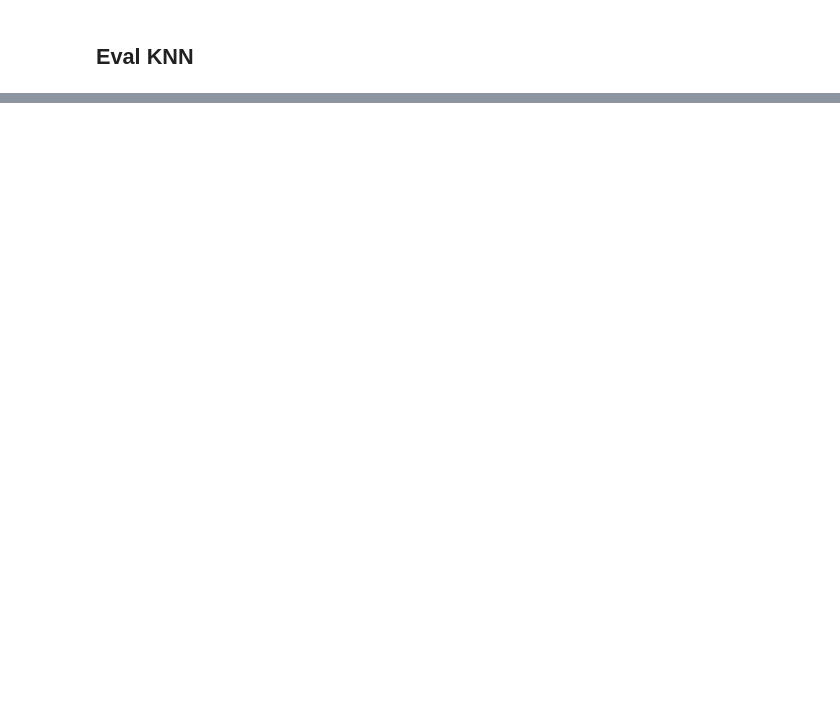
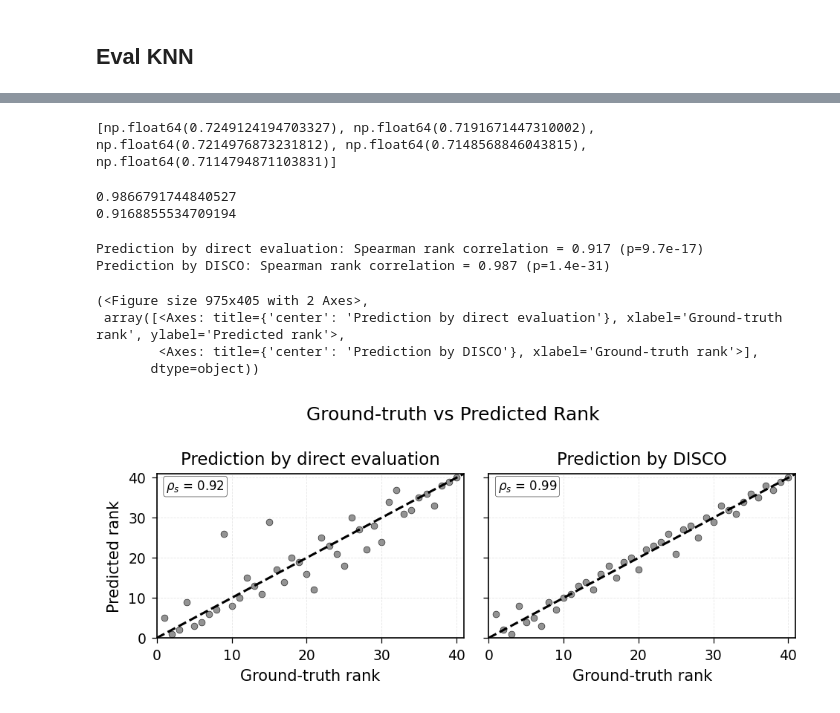
Before and after one commit to arubique/disco-public, a Jupyter notebook: notebooks/eval_new_model.ipynb, the cells around one changed output, grey strips where cells are left out. Drawn from its saved outputs; the diff is of its cells as text; code cells hidden in the pictures; blank space fills up the shorter version.

Commit message:
Update plotting in notebooks

```diff
--- a/notebooks/eval_new_model.ipynb
+++ b/notebooks/eval_new_model.ipynb
@@ -567,6 +547,7 @@ def eval_knn(
             print(f"{method_name}: {mae_str} | {rank_corrs_str}")
             if method_name != "knn":
                 break
+    return predicted_accs
 
 def compute_mae_rank(method_name, accs, maes_per_method, rank_corrs_per_method, gt_scores, k_vals):
     for k in k_vals:
@@ -654,0 +625,7 @@ knn: 0.01619643479305921 +- 0.0 | 0.968619542319869 +- 1.1102230246251565e-16
+# %%
+bad_ranks = eval_knn(
+    k_vals=[9],
+    num_items=100,
+    pca=None,
+    skip_fit=False
+)
@@ -654,0 +638,29 @@ knn: 0.01619643479305921 +- 0.0 | 0.968619542319869 +- 1.1102230246251565e-16
+# %%
+print(bad_ranks[0])
+bad_preds = np.array([np.array(bad_ranks[i]).max() for i in bad_ranks.keys()])
+# %% [output]
+[np.float64(0.7249124194703327), np.float64(0.7191671447310002), np.float64(0.7214976873231812), np.float64(0.7148568846043815), np.float64(0.7114794871103831)]
+# %%
+from scipy import stats
+gt = [0.74505765, 0.57627382, 0.63675495, 0.65292241, 0.38084539, 0.64716621,
+    0.60905773, 0.64266456, 0.77400765, 0.65963511, 0.45349487, 0.53712371,
+    0.54949706, 0.65399154, 0.66097766, 0.70370242, 0.60520878, 0.56062885,
+    0.62193137, 0.63557209, 0.39394311, 0.457429, 0.33628442, 0.60314194,
+    0.63755535, 0.62489059, 0.62572778, 0.76651098, 0.61419194, 0.64899013,
+    0.65274401, 0.50838601, 0.77287346, 0.70602432, 0.54623595, 0.74655344,
+    0.71878393, 0.63617809, 0.76029052, 0.75110232]
+good_predicted = [0.75453339, 0.608428, 0.63804211, 0.66097307, 0.38290508, 0.64796066,
+    0.61263027, 0.63524676, 0.7268768, 0.65621321, 0.39486345, 0.54627772,
+    0.55116432, 0.64971444, 0.66263661, 0.7033672, 0.62461012, 0.54973798,
+    0.63224443, 0.62872689, 0.42091678, 0.51243912, 0.35650203, 0.60639104,
+    0.63370621, 0.62450503, 0.62628143, 0.76053917, 0.62101196, 0.63787506,
+    0.64757806, 0.49091614, 0.76040946, 0.71220369, 0.56104651, 0.74899764,
+    0.70425562, 0.63094661, 0.7049333, 0.75206349]
+
+spearman_corr = stats.spearmanr(gt, good_predicted).statistic
+spearman_corr_bad = stats.spearmanr(gt, bad_preds).statistic
+print(spearman_corr)
+print(spearman_corr_bad)
+# %% [output]
+0.9866791744840527
+0.9168855534709194
@@ -654,0 +780,19 @@ knn: 0.01619643479305921 +- 0.0 | 0.968619542319869 +- 1.1102230246251565e-16
+# %%
+plot_rank_correlation_two(
+    y_true=gt,
+    y_pred_a=bad_preds,
+    y_pred_b=good_predicted,
+    model_a_name="Prediction by direct evaluation",
+    model_b_name="Prediction by DISCO",
+    tie_method="average",
+    annotate_stats=True,
+    pdf_path="sbs_rank.pdf",
+)
+# %% [output]
+Prediction by direct evaluation: Spearman rank correlation = 0.917 (p=9.7e-17)
+Prediction by DISCO: Spearman rank correlation = 0.987 (p=1.4e-31)
+(<Figure size 975x405 with 2 Axes>,
+ array([<Axes: title={'center': 'Prediction by direct evaluation'}, xlabel='Ground-truth rank', ylabel='Predicted rank'>,
+        <Axes: title={'center': 'Prediction by DISCO'}, xlabel='Ground-truth rank'>],
+       dtype=object))
+[figure, added]
```
Also changed, not shown: parts of 13 cells of this notebook, 1 other file.
